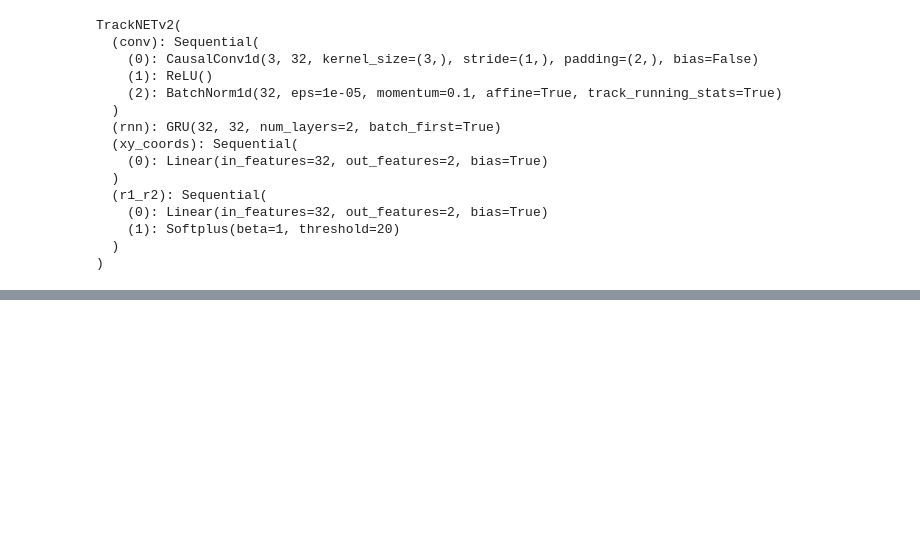
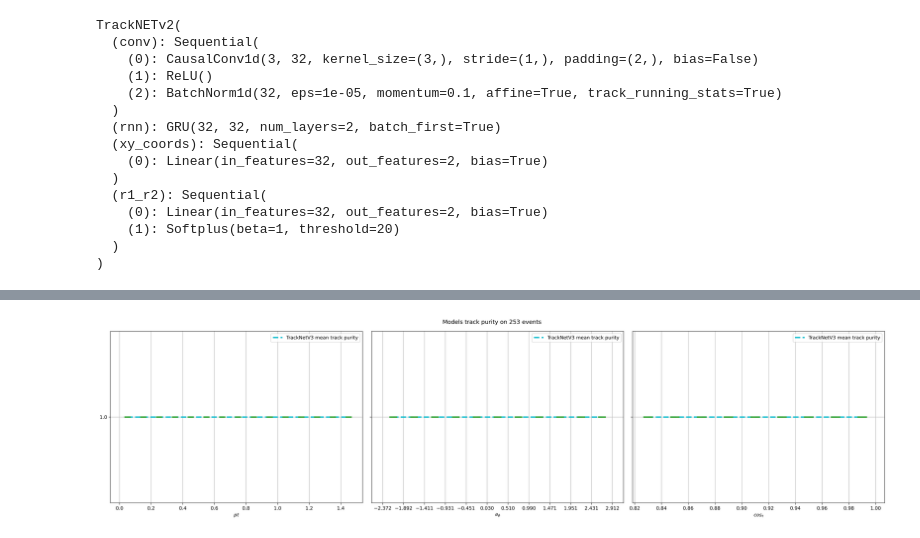
Before and after one commit to t3hseus/ariadne, a Jupyter notebook: notebooks/tracknet_preds_analyze_cut.ipynb, the cells around one changed output, grey strips where cells are left out. Cells and saved outputs as stored; diff of their text form; code cells hidden in the pictures; blank space fills up the shorter version.

```diff
--- a/notebooks/tracknet_preds_analyze_cut.ipynb
+++ b/notebooks/tracknet_preds_analyze_cut.ipynb
@@ -606,0 +1250,4 @@ build_df(preds, labels, event_df)
+# %%
+plot_model_results(["TrackNetV3"], [res_tracknet], to_precision)
+# %% [output]
+[figure, added]
```
Also changed, not shown: parts of 21 cells of this notebook.
